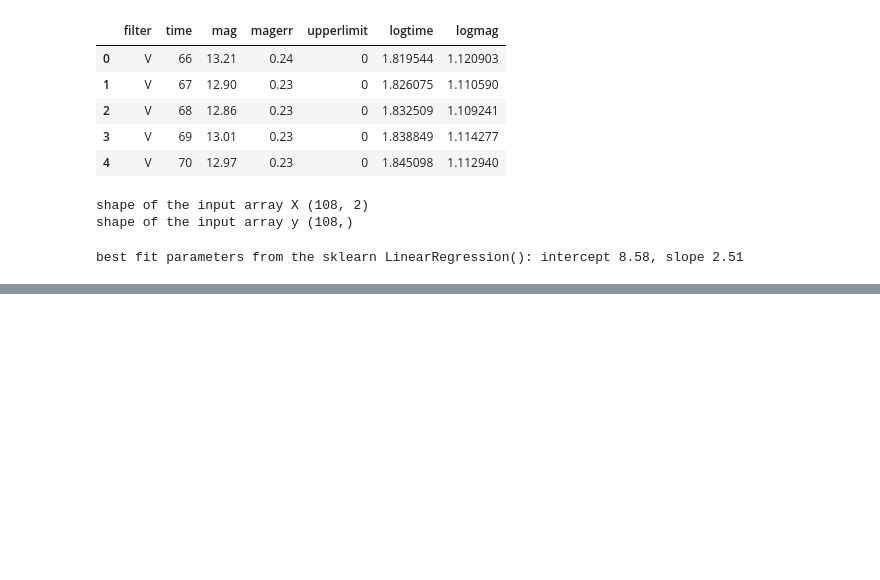
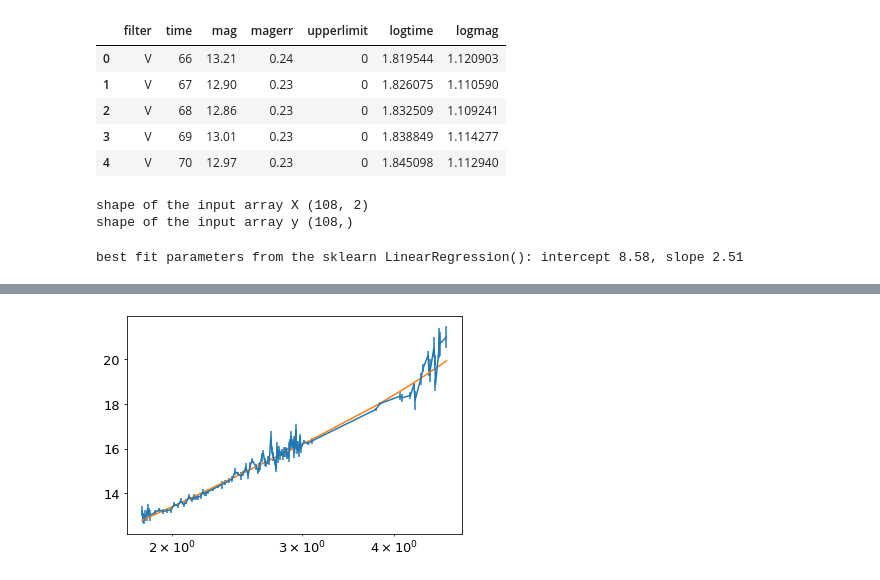
Before and after one commit to MatteoGhizzi/MLPNS2021, a Jupyter notebook: Lezione8-9.ipynb, the cells around one changed output, grey strips where cells are left out. Cells and saved outputs as stored; diff of their text form; code cells hidden in the pictures; blank space fills up the shorter version.

```diff
--- a/Lezione8-9.ipynb
+++ b/Lezione8-9.ipynb
@@ -142,0 +294,19 @@ Object `np.c` not found.
+# %%
+def log_prior_bpl(theta):
+    a1, a2, Tb, b = theta
+    if a1 > 0 and a2 > 0 and b > 0 and  x_nolog.min() < Tb <  x_nolog.max():
+        return 0.0
+    return -np.inf
+
+def log_probability_bpl(theta, x, y, yerr):
+  lp = log_prior_bpl(theta)
+  if not np.isfinite(lp):
+    return -np.inf
+
+  return lp + log_likelihood_bpl(theta, x, y, yerr)
+# %%
+nll = lambda *args: -log_likelihood_bpl(*args)
+ig = [0.2, 5, 1000, 20]
+
+soln = minimize(nll, ig, args=(x_nolog, y, s))
+soln
@@ -142,0 +327,12 @@ Object `np.c` not found.
+# %%
+ig = soln.x
+
+pl.errorbar(x, y, yerr=s)
+pl.plot(x, bpl(ig, x_nolog))
+pos = np.array(ig) + 1e-4 * np.random.randn(32, len(ig))
+nwalkers, ndim = pos.shape
+labels = ["intercept","slope"]
+sampler = emcee.EnsembleSampler(nwalkers, ndim, log_probability_bpl, args=(x, y, s))
+pl.xscale("log")
+# %% [output]
+[figure, added]
```
Also changed, not shown: parts of 33 cells of this notebook.
